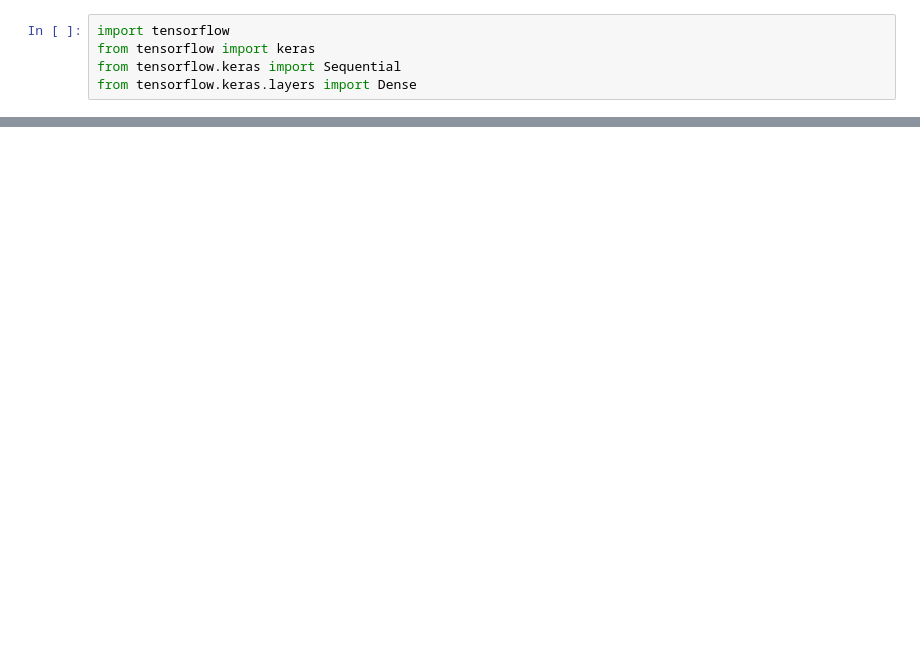
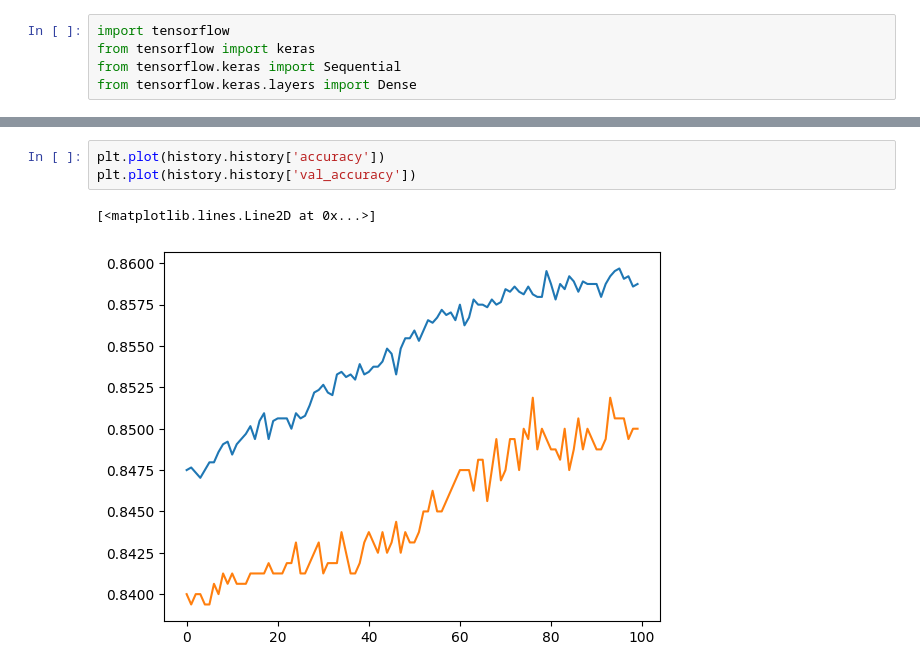
Before and after one commit to SayliThukral/Deep_Learning, a Jupyter notebook: churn_prediction.ipynb, the cells around one changed output, grey strips where cells are left out. Drawn from its saved outputs; the diff is of its cells as text; blank space fills up the shorter version.

```diff
--- a/churn_prediction.ipynb
+++ b/churn_prediction.ipynb
@@ -225,0 +283,6 @@ model.summary()
+# %%
+plt.plot(history.history['accuracy'])
+plt.plot(history.history['val_accuracy'])
+# %% [output]
+[<matplotlib.lines.Line2D at 0x...>]
+[figure, added]
```
Also changed, not shown: parts of 26 cells of this notebook.
